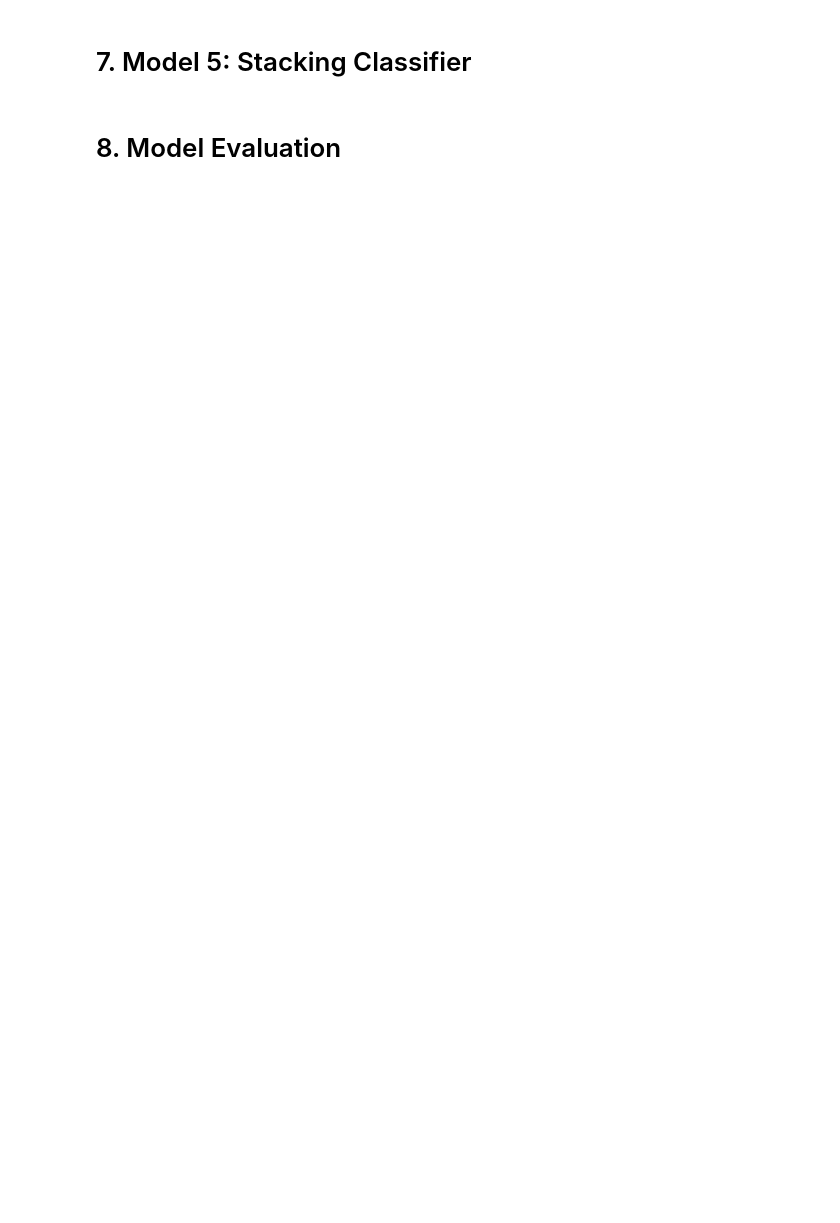
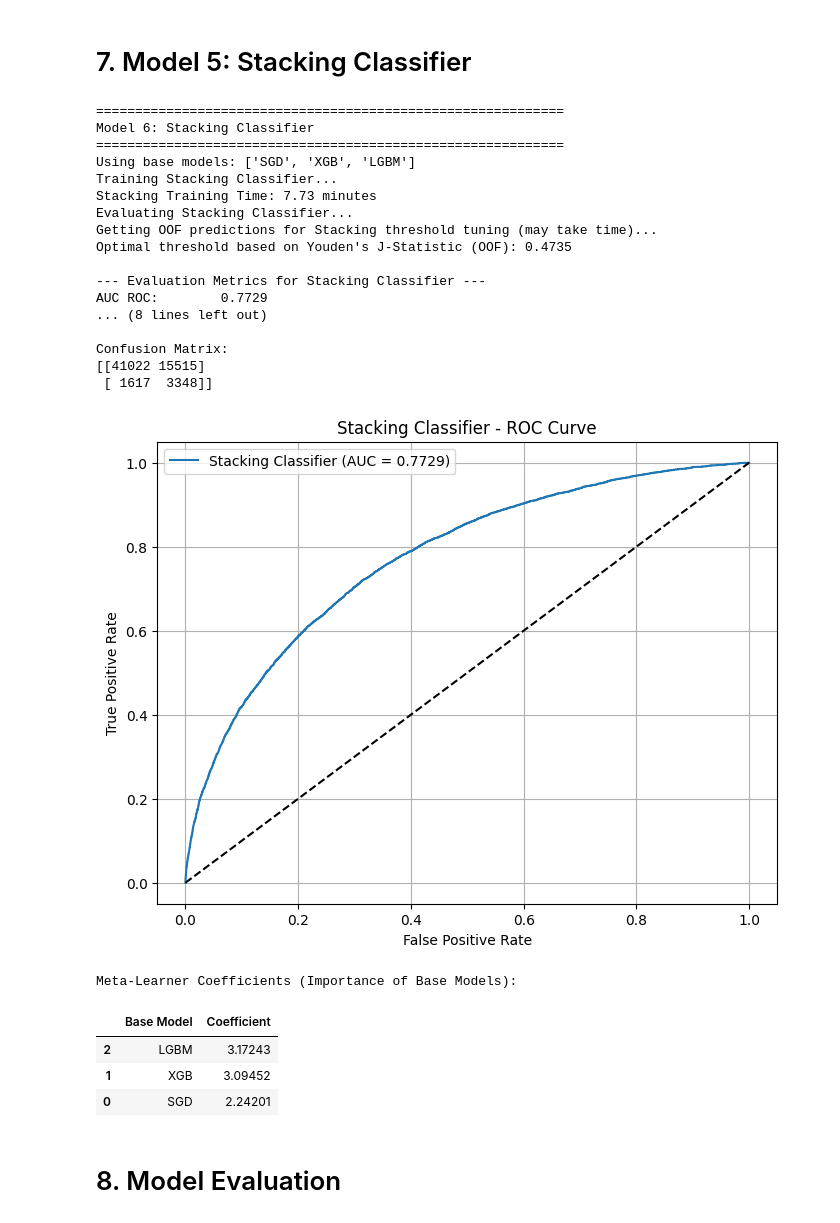
Before and after one commit to chienlax/CreditRiskProject, a Jupyter notebook: notebooks/03_Model_ML.ipynb, the cells around one changed output. Cells and saved outputs as stored; diff of their text form; code cells hidden in the pictures; blank space fills up the shorter version.

```diff
--- a/notebooks/03_Model_ML.ipynb
+++ b/notebooks/03_Model_ML.ipynb
@@ -1009,7 +991,7 @@ else:
          tuned_results.append({'Model': 'Stacking (Tuned)', 'AUC': np.nan})
     else:
         # Define Meta Learner
-        meta_learner = LogisticRegression(random_state=SEED, class_weight='balanced', n_jobs=-1)
+        meta_learner = LogisticRegression(random_state=SEED, class_weight='balanced', n_jobs=5)
 
         # Create Stacking Classifier
         # Use 'predict_proba' for stack_method as meta-learner often benefits from probabilities
@@ -1043,33 +1025,57 @@ else:
         print("Evaluating Stacking Classifier...")
         y_pred_proba_test_stack = stacking_clf.predict_proba(X_test)[:, 1]
 
         # Find threshold on test set probabilities (Sub-optimal, but simple for this structure)
         # Ideally, you'd get OOF predictions from the *stacking* process on the training set.
         # optimal_threshold_stack = find_optimal_threshold_j_statistic(y_test, y_pred_proba_test_stack) # Find on test for demo
 
         # For consistency, let's try getting OOF on train (might be slow)
         print("Getting OOF predictions for Stacking threshold tuning (may take time)...")
         y_prob_oof_stack = cross_val_predict(stacking_clf, X_train, y_train, cv=cv, method='predict_proba', n_jobs=-1)[:, 1]
         optimal_threshold_stack = find_optimal_threshold_j_statistic(y_train, y_prob_oof_stack)
 
         y_pred_bin_test_stack = (y_pred_proba_test_stack >= optimal_threshold_stack).astype(int)
 
         # Store as both baseline and tuned result for Stacking
         stacking_eval_results = evaluate_model(y_test, y_pred_proba_test_stack, y_pred_bin_test_stack, "Stacking Classifier")
         baseline_results.append(stacking_eval_results)
         tuned_results.append(stacking_eval_results) # No separate tuning step shown here
 
         plot_roc_curve(y_test, y_pred_proba_test_stack, "Stacking Classifier")
         # Feature importance for stacking is typically done via SHAP on the meta-learner or permutation importance.
         # Or examine coefficients of the meta-learner:
         if hasattr(stacking_clf.final_estimator_, 'coef_'):
             print("\nMeta-Learner Coefficients (Importance of Base Models):")
             meta_coefs = pd.DataFrame({
                 'Base Model': [name for name, _ in estimators],
                 'Coefficient': np.abs(stacking_clf.final_estimator_.coef_[0]) # Abs value for importance magnitude
             }).sort_values('Coefficient', ascending=False)
             display(meta_coefs)
         model_objects['Stacking'] = stacking_clf # Store the model
+# %% [output]
+============================================================
+Model 6: Stacking Classifier
+============================================================
+Using base models: ['SGD', 'XGB', 'LGBM']
+Training Stacking Classifier...
+Stacking Training Time: 7.73 minutes
+Evaluating Stacking Classifier...
+Getting OOF predictions for Stacking threshold tuning (may take time)...
+Optimal threshold based on Youden's J-Statistic (OOF): 0.4735
+
+--- Evaluation Metrics for Stacking Classifier ---
+AUC ROC:        0.7729
+... (8 lines left out)
+
+Confusion Matrix:
+[[41022 15515]
+ [ 1617  3348]]
+[figure, added]
+Meta-Learner Coefficients (Importance of Base Models):
+|  | Base Model | Coefficient |
+| 2 | LGBM | 3.17243 |
+| 1 | XGB | 3.09452 |
+| 0 | SGD | 2.24201 |
 # %% [markdown]
 # 8. Model Evaluation
 # %%
```
Also changed, not shown: parts of 15 cells of this notebook, 11 other files.
